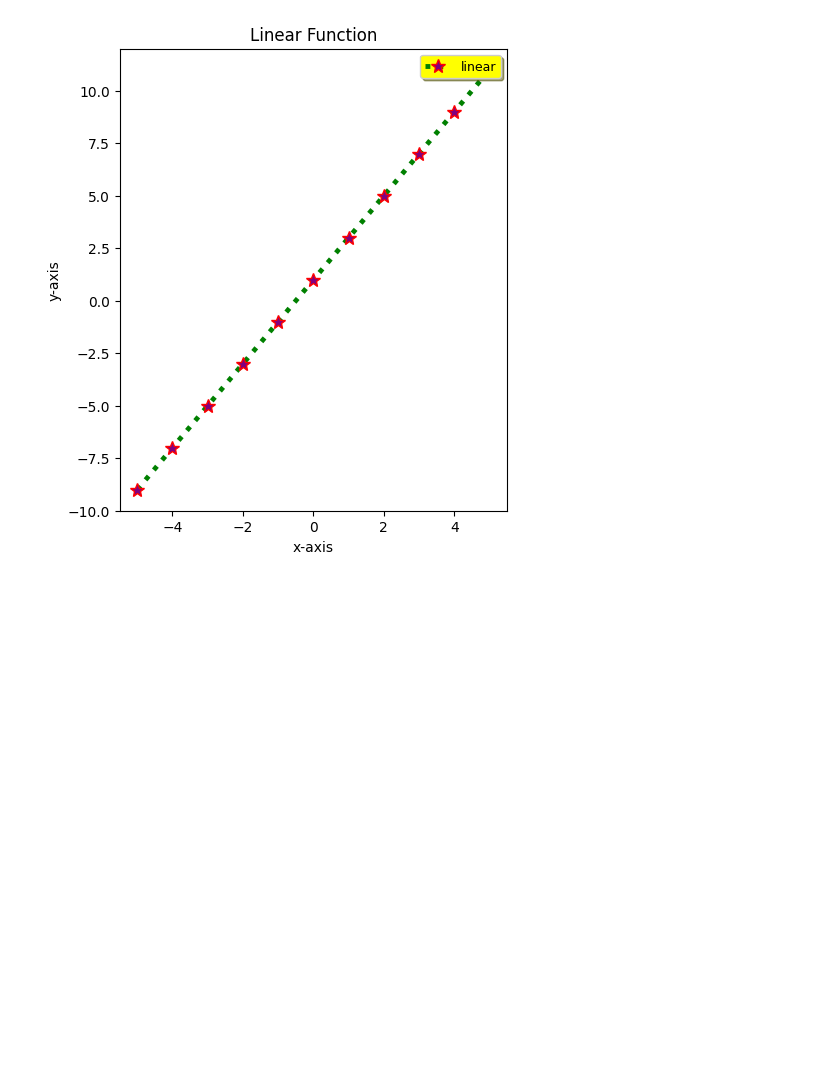
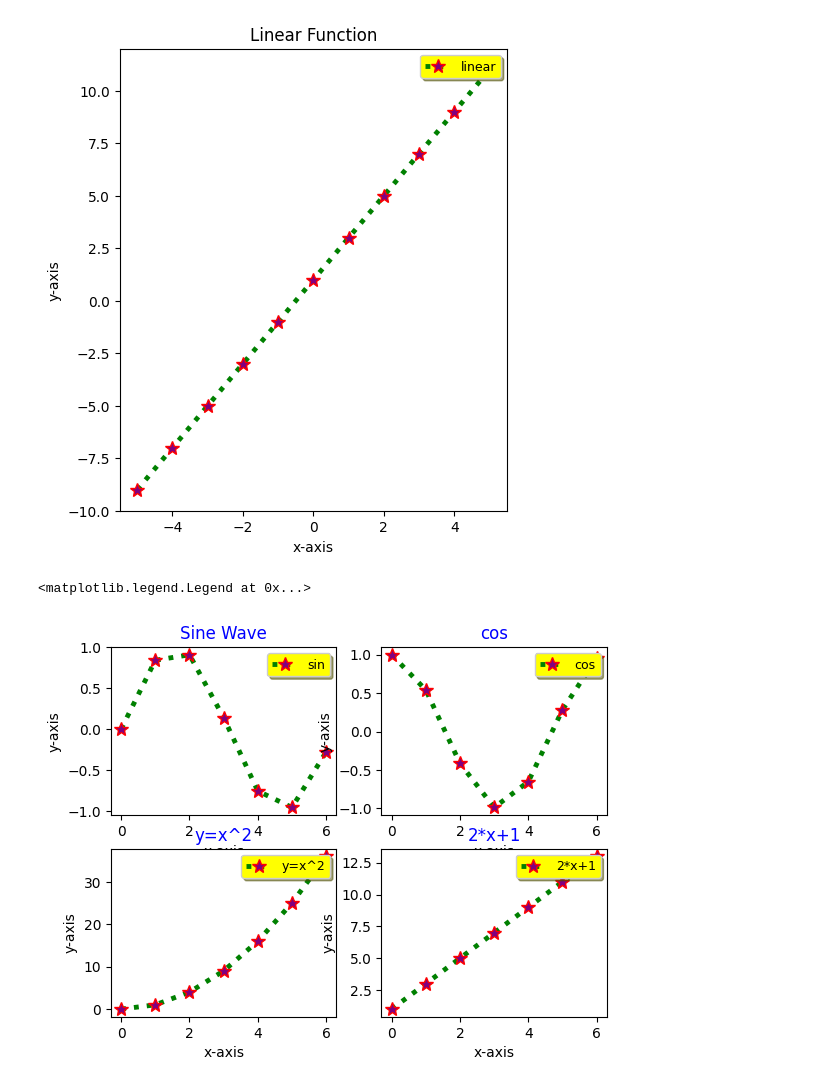
Before and after one commit to AnkitSingh-12/matplotlib, a Jupyter notebook: matplotlib_project_1.ipynb, the cells around one changed output. Saved outputs shown, nothing was run; the diff lists cells and outputs as text; code cells hidden in the pictures; blank space fills up the shorter version.

```diff
--- a/matplotlib_project_1.ipynb
+++ b/matplotlib_project_1.ipynb
@@ -71,3 +71,44 @@ plt.legend(loc='upper right', facecolor='yellow', shadow=True, fontsize=9)
 plt.show()
 # %% [output]
 [figure]
+# %%
+plt.subplot(2,2,1)
+x=np.array([0,1,2,3,4,5,6])
+y=np.sin(x)
+plt.plot(x,y,color='green',marker='*',markersize=10,markeredgecolor='red',markerfacecolor='purple',linewidth=3.5,linestyle=':',label='sin')
+plt.title('Sine Wave',color='blue')
+plt.xlabel('x-axis')
+plt.ylabel('y-axis')
+plt.legend(loc='upper right',facecolor='yellow',shadow=True,fontsize=9)
+
+
+plt.subplot(2,2,2)
+x=np.array([0,1,2,3,4,5,6])
+y=np.cos(x)
+plt.plot(x,y,color='green',marker='*',markersize=10,markeredgecolor='red',markerfacecolor='purple',linewidth=3.5,linestyle=':',label='cos')
+plt.title('cos',color='blue')
+plt.xlabel('x-axis')
+plt.ylabel('y-axis')
+plt.legend(loc='upper right',facecolor='yellow',shadow=True,fontsize=9)
+
+plt.subplot(2,2,3)
+x=np.array([0,1,2,3,4,5,6])
+y=x**2
+plt.plot(x,y,color='green',marker='*',markersize=10,markeredgecolor='red',markerfacecolor='purple',linewidth=3.5,linestyle=':',label='y=x^2')
+plt.title('y=x^2',color='blue')
+plt.xlabel('x-axis')
+plt.ylabel('y-axis')
+plt.legend(loc='upper right',facecolor='yellow',shadow=True,fontsize=9)
+
+
+plt.subplot(2,2,4)
+x=np.array([0,1,2,3,4,5,6])
+y=2*x+1
+plt.plot(x,y,color='green',marker='*',markersize=10,markeredgecolor='red',markerfacecolor='purple',linewidth=3.5,linestyle=':',label='2*x+1')
+plt.title('2*x+1',color='blue')
+plt.xlabel('x-axis')
+plt.ylabel('y-axis')
+plt.legend(loc='upper right',facecolor='yellow',shadow=True,fontsize=9)
+# %% [output]
+<matplotlib.legend.Legend at 0x...>
+[figure, added]
```
